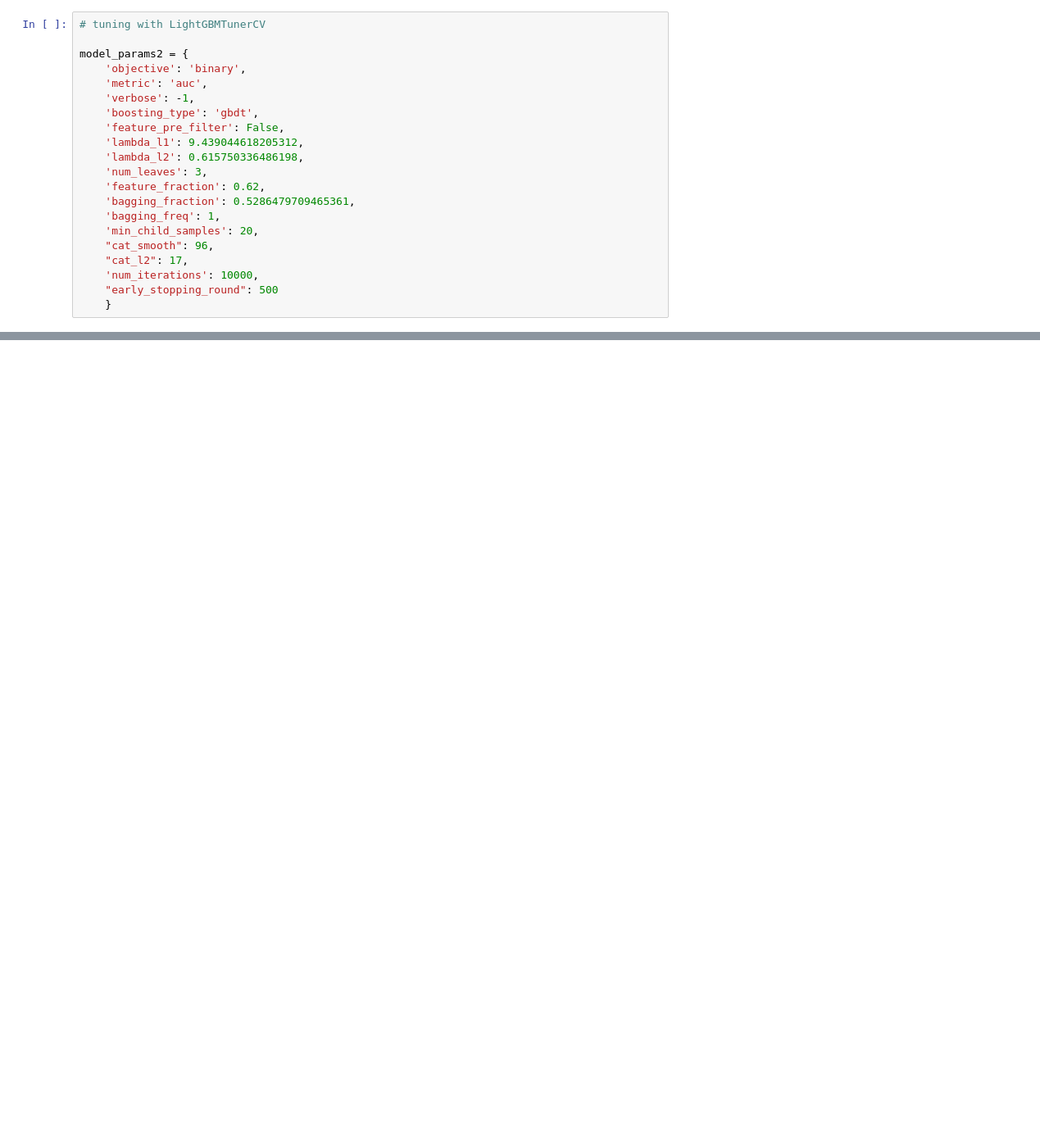
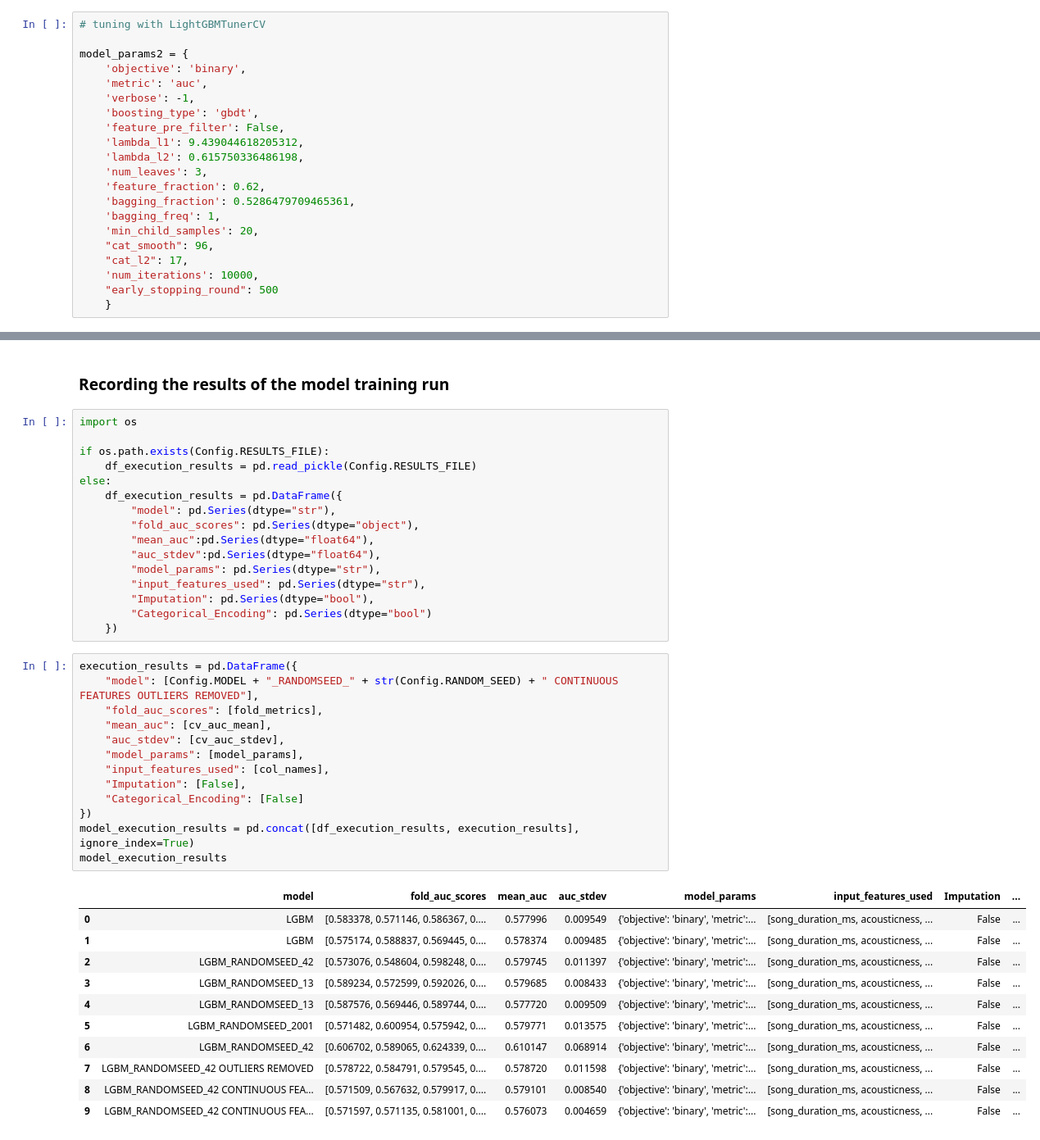
Before and after one commit to bk-anupam/Kaggle, a Jupyter notebook: song-popularity/song_popularity_lgbm.ipynb, the cells around one changed output, grey strips where cells are left out. Shown at 82% size. Saved outputs shown, nothing was run; the diff lists cells and outputs as text; blank space fills up the shorter version.

```diff
--- a/song-popularity/song_popularity_lgbm.ipynb
+++ b/song-popularity/song_popularity_lgbm.ipynb
@@ -355,0 +313,43 @@ mean auc across folds = 0.5766476, auc stdev across folds = 0.004476654532125554
+# %% [markdown]
+### Recording the results of the model training run
+# %%
+import os
+
+if os.path.exists(Config.RESULTS_FILE):
+    df_execution_results = pd.read_pickle(Config.RESULTS_FILE)
+else:
+    df_execution_results = pd.DataFrame({
+        "model": pd.Series(dtype="str"),
+        "fold_auc_scores": pd.Series(dtype="object"),
+        "mean_auc":pd.Series(dtype="float64"),
+        "auc_stdev":pd.Series(dtype="float64"),
+        "model_params": pd.Series(dtype="str"),
+        "input_features_used": pd.Series(dtype="str"),
+        "Imputation": pd.Series(dtype="bool"),
+        "Categorical_Encoding": pd.Series(dtype="bool")
+    })
+# %%
+execution_results = pd.DataFrame({
+    "model": [Config.MODEL + "_RANDOMSEED_" + str(Config.RANDOM_SEED) + " CONTINUOUS FEATURES OUTLIERS REMOVED"],
+    "fold_auc_scores": [fold_metrics],
+    "mean_auc": [cv_auc_mean],
+    "auc_stdev": [cv_auc_stdev],
+    "model_params": [model_params],
+    "input_features_used": [col_names],
+    "Imputation": [False],
+    "Categorical_Encoding": [False]
+})
+model_execution_results = pd.concat([df_execution_results, execution_results], ignore_index=True)
+model_execution_results
+# %% [output]
+|  | model | fold_auc_scores | mean_auc | auc_stdev | model_params | input_features_used | Imputation | ... |
+| 0 | LGBM | [0.583378, 0.571146, 0.586367, 0.... | 0.577996 | 0.009549 | {'objective': 'binary', 'metric':... | [song_duration_ms, acousticness, ... | False | ... |
+| 1 | LGBM | [0.575174, 0.588837, 0.569445, 0.... | 0.578374 | 0.009485 | {'objective': 'binary', 'metric':... | [song_duration_ms, acousticness, ... | False | ... |
+| 2 | LGBM_RANDOMSEED_42 | [0.573076, 0.548604, 0.598248, 0.... | 0.579745 | 0.011397 | {'objective': 'binary', 'metric':... | [song_duration_ms, acousticness, ... | False | ... |
+| 3 | LGBM_RANDOMSEED_13 | [0.589234, 0.572599, 0.592026, 0.... | 0.579685 | 0.008433 | {'objective': 'binary', 'metric':... | [song_duration_ms, acousticness, ... | False | ... |
+| 4 | LGBM_RANDOMSEED_13 | [0.587576, 0.569446, 0.589744, 0.... | 0.577720 | 0.009509 | {'objective': 'binary', 'metric':... | [song_duration_ms, acousticness, ... | False | ... |
+| 5 | LGBM_RANDOMSEED_2001 | [0.571482, 0.600954, 0.575942, 0.... | 0.579771 | 0.013575 | {'objective': 'binary', 'metric':... | [song_duration_ms, acousticness, ... | False | ... |
+| 6 | LGBM_RANDOMSEED_42 | [0.606702, 0.589065, 0.624339, 0.... | 0.610147 | 0.068914 | {'objective': 'binary', 'metric':... | [song_duration_ms, acousticness, ... | False | ... |
+| 7 | LGBM_RANDOMSEED_42 OUTLIERS REMOVED | [0.578722, 0.584791, 0.579545, 0.... | 0.578720 | 0.011598 | {'objective': 'binary', 'metric':... | [song_duration_ms, acousticness, ... | False | ... |
+| 8 | LGBM_RANDOMSEED_42 CONTINUOUS FEA... | [0.571509, 0.567632, 0.579917, 0.... | 0.579101 | 0.008540 | {'objective': 'binary', 'metric':... | [song_duration_ms, acousticness, ... | False | ... |
+| 9 | LGBM_RANDOMSEED_42 CONTINUOUS FEA... | [0.571597, 0.571135, 0.581001, 0.... | 0.576073 | 0.004659 | {'objective': 'binary', 'metric':... | [song_duration_ms, acousticness, ... | False | ... |
```
Also changed, not shown: parts of 24 cells of this notebook, 2 other files.
